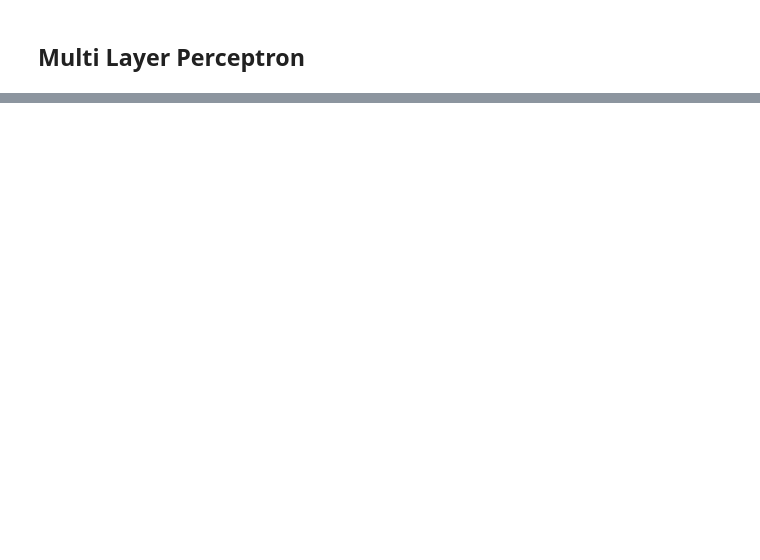
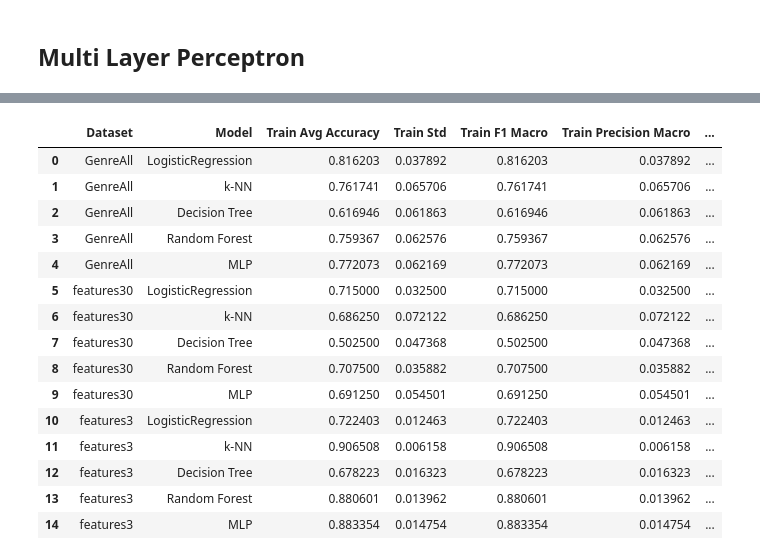
Before and after one commit to inesbroto/GenreClass_w_ML, a Jupyter notebook: Report.ipynb, the cells around one changed output, grey strips where cells are left out. Saved outputs shown, nothing was run; the diff lists cells and outputs as text; code cells hidden in the pictures; blank space fills up the shorter version.

```diff
--- a/Report.ipynb
+++ b/Report.ipynb
@@ -354,5 +361,6 @@ for dataset in data.keys():
     print(f"Avg AccScore for entropy criterion: {scores_entropy.mean():.4f} ± {scores_entropy.std():.4f}")
     print(f"Avg AccScore for log_loss criterion: {scores_log_loss.mean():.4f} ± {scores_log_loss.std():.4f}")
     print('----------------------------------------------------------\n')
+    data[dataset]['bestDecTreeCriterion'] = 'gini' if scores_gini.mean() > scores_entropy.mean() and scores_gini.mean() > scores_log_loss.mean() else 'entropy' if scores_entropy.mean() > scores_log_loss.mean() else 'log_loss'
 # %% [output]
 Dataset: genreAll
@@ -426,4 +434,7 @@ for dataset in data.keys():
     print(f"Best AccScore for entropy criterion: {max(avg_acc_entropy):.4f} ±{std_acc_entropy[np.argmax(avg_acc_entropy)]:.4f}  (nbr_est = {np.argmax(avg_acc_entropy)*10+50})")
     print(f"Best AccScore for log_loss criterion: {max(avg_acc_log_loss):.4f} ± {std_acc_log_loss[np.argmax(avg_acc_log_loss)]:.4f} (nbr_est = {np.argmax(avg_acc_log_loss)*10+50})")
     print('----------------------------------------------------------\n')
+
+    data[dataset]['bestRandForest_criterion'] = 'gini' if np.mean(avg_acc_gini) > np.mean(avg_acc_entropy) and np.mean(avg_acc_gini) > np.mean(avg_acc_log_loss) else 'entropy' if np.mean(avg_acc_entropy) > np.mean(avg_acc_log_loss) else 'log_loss'
+    data[dataset]['bestNbrEst'] = np.argmax(avg_acc_gini)*10+50 if np.mean(avg_acc_gini) > np.mean(avg_acc_entropy) and np.mean(avg_acc_gini) > np.mean(avg_acc_log_loss) else np.argmax(avg_acc_entropy)*10+50 if np.mean(avg_acc_entropy) > np.mean(avg_acc_log_loss) else np.argmax(avg_acc_log_loss)*10+50
 # %% [output]
@@ -455,7 +471,7 @@ for dataset in data.keys():
     y_test = data[dataset]['y_test']
 
     for hidd_layers in range(50,351,50):
-        clf = MLPClassifier(hidden_layer_sizes=hidd_layers, max_iter=300)
+        clf = MLPClassifier(hidden_layer_sizes=hidd_layers, max_iter=1000,early_stopping=True)
         scores = cross_val_score(clf, X_train,y_train, cv=kf)
         avg_acc.append(scores.mean())
         std_acc.append(scores.std())
@@ -584,9 +581,0 @@ avg_acc
-# %%
-# Convert to long-format DataFrame
-plot_data = []
-for dataset, avg_row, std_row, test_acc_row in zip(datasets, avg_acc, std_acc, test_acc):
-    for model, mean, std, test in zip(models, avg_row, std_row,test_acc_row):
-        plot_data.append({'Dataset': dataset, 'Model': model, 'Avg Accuracy': mean, 'Std': std, 'TestAcc': test})
-
-df = pd.DataFrame(plot_data)
-df
@@ -645,2 +582,65 @@ plt.show()
+# %%
+train_avg_acc = []
+train_std_acc = []
+train_f1_macro = []
+train_precision_macro = []
+train_recall_macro = []
+test_acc = []
+test_f1_macro = []
+test_prec_macro = []
+test_recall_macro = []
+
+# First loop: collect all metrics into lists of arrays
+for dataset in data.keys():
+    train_avg_acc.append(data[dataset]['train_scores']['avgAcc'])
+    train_std_acc.append(data[dataset]['train_scores']['stdAcc'])
+    train_f1_macro.append(data[dataset]['train_scores']['f1_macro'])          # FIXED: use append
+    train_precision_macro.append(data[dataset]['train_scores']['precision_macro'])  # FIXED
+    train_recall_macro.append(data[dataset]['train_scores']['recall_macro'])        # FIXED
+    test_acc.append(data[dataset]['test_scores']['acc'])
+    test_f1_macro.append(data[dataset]['test_scores']['f1_macro_test_scores'])
+    test_prec_macro.append(data[dataset]['test_scores']['precision_macro_test_scores'])
+    test_recall_macro.append(data[dataset]['test_scores']['recall_macro_test_scores'])
+
+# Convert to long-format DataFrame
+plot_data = []
+for dataset, avg_row, std_row, f1_train_row, prec_train_row, rec_train_row, test_acc_row, test_f1_row, test_prec_row, test_recall_row in zip(
+        datasets, train_avg_acc, train_std_acc, train_f1_macro, train_precision_macro, train_recall_macro,
+        test_acc, test_f1_macro, test_prec_macro, test_recall_macro):
+
+    for i, model in enumerate(models):
+        plot_data.append({
+            'Dataset': dataset,
+            'Model': model,
+            'Train Avg Accuracy': avg_row[i],
+            'Train Std': std_row[i],
+            'Train F1 Macro': f1_train_row[i],
+            'Train Precision Macro': prec_train_row[i],
+            'Train Recall Macro': rec_train_row[i],
+            'Test Accuracy': test_acc_row[i],
+            'Test F1 Macro': test_f1_row[i],
+            'Test Precision Macro': test_prec_row[i],
+            'Test Recall Macro': test_recall_row[i]
+        })
+
+plot_df = pd.DataFrame(plot_data)
+plot_df
+# %% [output]
+|  | Dataset | Model | Train Avg Accuracy | Train Std | Train F1 Macro | Train Precision Macro | ... |
+| 0 | GenreAll | LogisticRegression | 0.816203 | 0.037892 | 0.816203 | 0.037892 | ... |
+| 1 | GenreAll | k-NN | 0.761741 | 0.065706 | 0.761741 | 0.065706 | ... |
+| 2 | GenreAll | Decision Tree | 0.616946 | 0.061863 | 0.616946 | 0.061863 | ... |
+| 3 | GenreAll | Random Forest | 0.759367 | 0.062576 | 0.759367 | 0.062576 | ... |
+| 4 | GenreAll | MLP | 0.772073 | 0.062169 | 0.772073 | 0.062169 | ... |
+| 5 | features30 | LogisticRegression | 0.715000 | 0.032500 | 0.715000 | 0.032500 | ... |
+| 6 | features30 | k-NN | 0.686250 | 0.072122 | 0.686250 | 0.072122 | ... |
+| 7 | features30 | Decision Tree | 0.502500 | 0.047368 | 0.502500 | 0.047368 | ... |
+| 8 | features30 | Random Forest | 0.707500 | 0.035882 | 0.707500 | 0.035882 | ... |
+| 9 | features30 | MLP | 0.691250 | 0.054501 | 0.691250 | 0.054501 | ... |
+| 10 | features3 | LogisticRegression | 0.722403 | 0.012463 | 0.722403 | 0.012463 | ... |
+| 11 | features3 | k-NN | 0.906508 | 0.006158 | 0.906508 | 0.006158 | ... |
+| 12 | features3 | Decision Tree | 0.678223 | 0.016323 | 0.678223 | 0.016323 | ... |
+| 13 | features3 | Random Forest | 0.880601 | 0.013962 | 0.880601 | 0.013962 | ... |
+| 14 | features3 | MLP | 0.883354 | 0.014754 | 0.883354 | 0.014754 | ... |
 # %%
 plt.figure(figsize=(9, 6))
```
Also changed, not shown: parts of 23 cells of this notebook.
